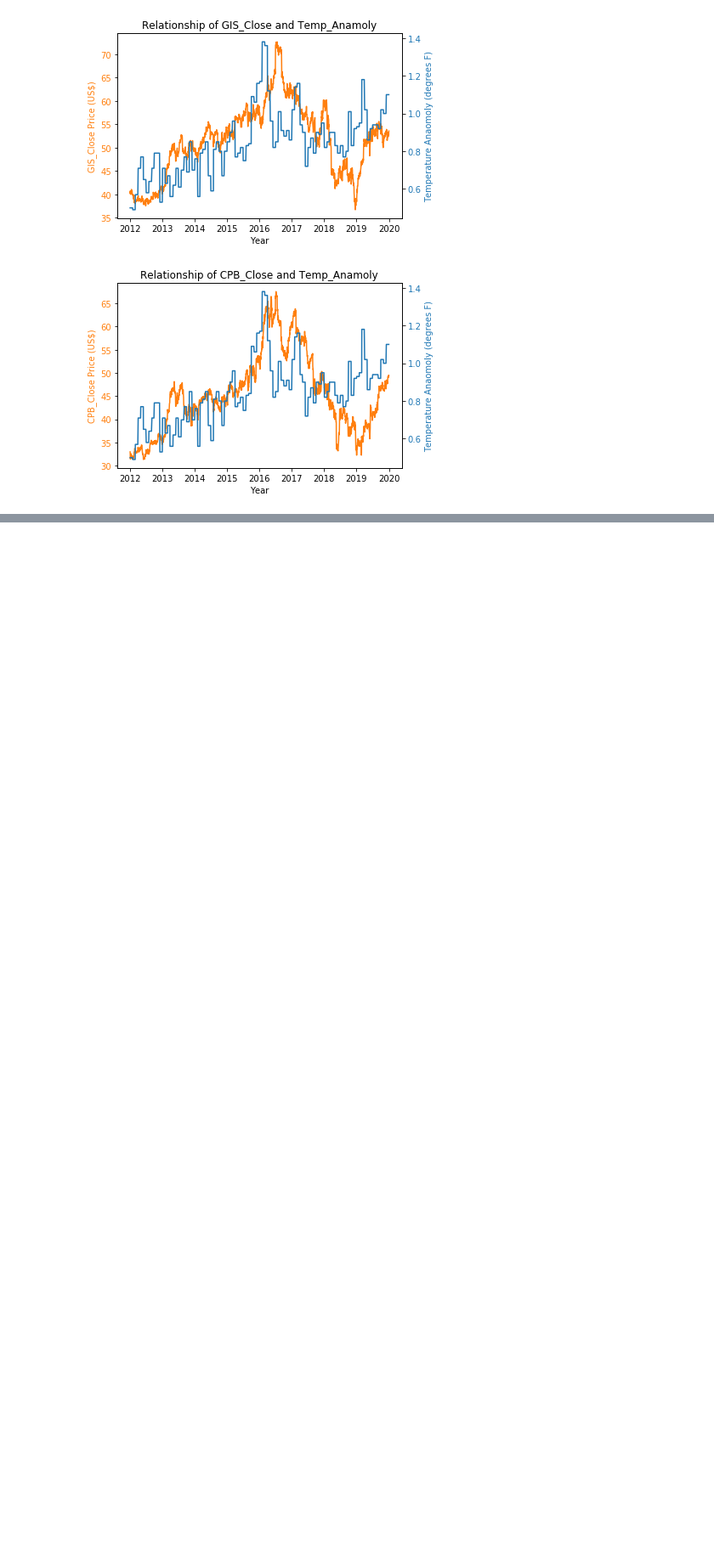
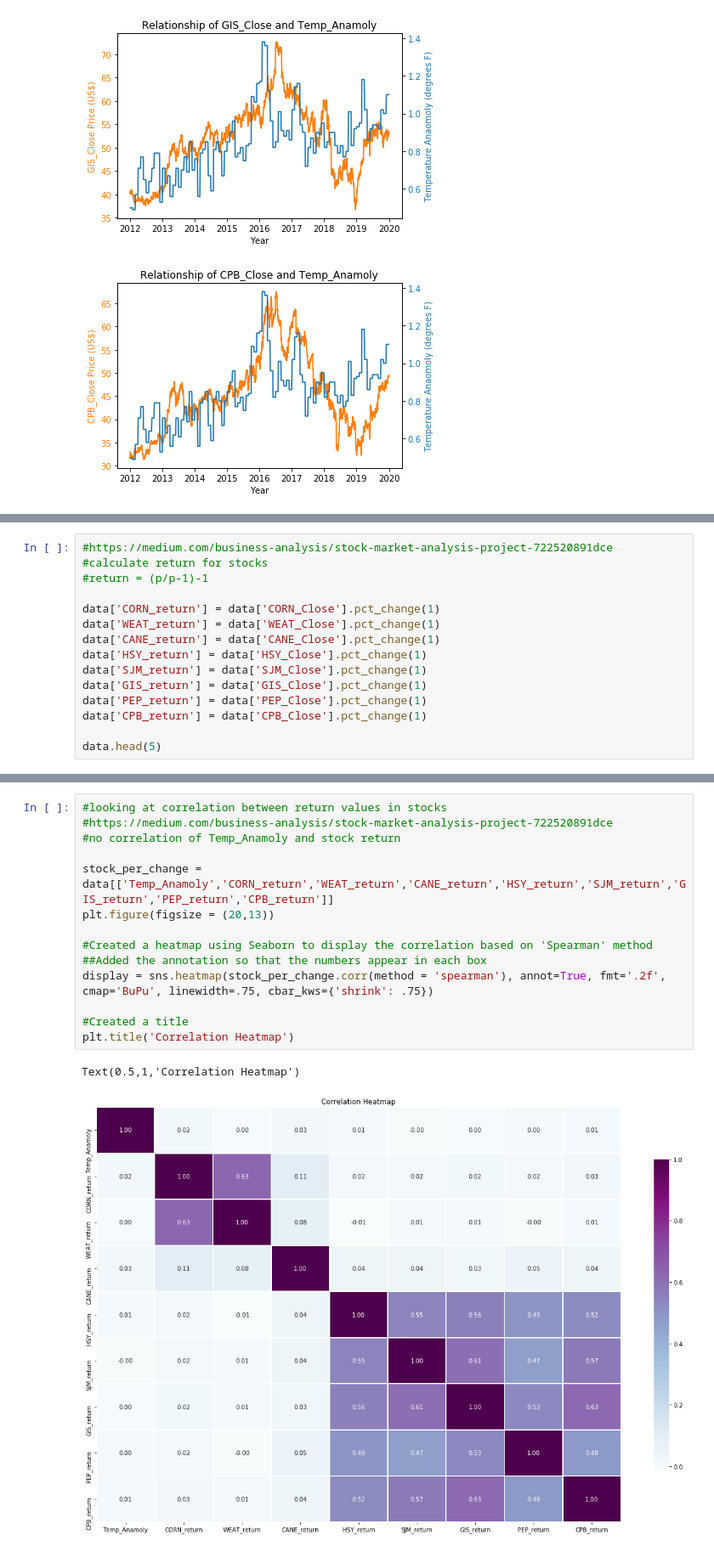
Before and after one commit to megankuscsik/Capstone-Project, a Jupyter notebook: EDA.ipynb, the cells around one changed output, grey strips where cells are left out. Shown at 85% size. Cells and saved outputs as stored; diff of their text form; blank space fills up the shorter version.

```diff
--- a/EDA.ipynb
+++ b/EDA.ipynb
@@ -541,0 +586,15 @@ ax2.tick_params(axis='y', labelcolor=color)
+# %%
+#https://medium.com/business-analysis/stock-market-analysis-project-722520891dce
+#calculate return for stocks
+#return = (p/p-1)-1
+
+data['CORN_return'] = data['CORN_Close'].pct_change(1)
+data['WEAT_return'] = data['WEAT_Close'].pct_change(1)
+data['CANE_return'] = data['CANE_Close'].pct_change(1)
+data['HSY_return'] = data['HSY_Close'].pct_change(1)
+data['SJM_return'] = data['SJM_Close'].pct_change(1)
+data['GIS_return'] = data['GIS_Close'].pct_change(1)
+data['PEP_return'] = data['PEP_Close'].pct_change(1)
+data['CPB_return'] = data['CPB_Close'].pct_change(1)
+
+data.head(5)
@@ -541,0 +610,17 @@ ax2.tick_params(axis='y', labelcolor=color)
+# %%
+#looking at correlation between return values in stocks
+#https://medium.com/business-analysis/stock-market-analysis-project-722520891dce
+#no correlation of Temp_Anamoly and stock return
+
+stock_per_change = data[['Temp_Anamoly','CORN_return','WEAT_return','CANE_return','HSY_return','SJM_return','GIS_return','PEP_return','CPB_return']]
+plt.figure(figsize = (20,13))
+
+#Created a heatmap using Seaborn to display the correlation based on 'Spearman' method
+##Added the annotation so that the numbers appear in each box
+display = sns.heatmap(stock_per_change.corr(method = 'spearman'), annot=True, fmt='.2f', cmap='BuPu', linewidth=.75, cbar_kws={'shrink': .75})
+
+#Created a title
+plt.title('Correlation Heatmap')
+# %% [output]
+Text(0.5,1,'Correlation Heatmap')
+[figure, added]
```
Also changed, not shown: parts of 22 cells of this notebook, 1 other file.
